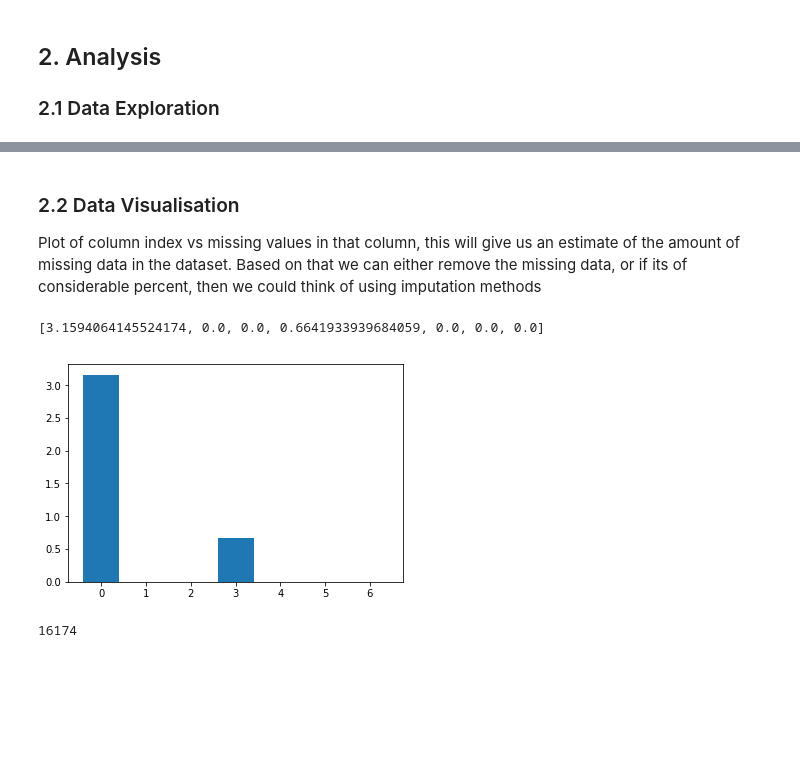
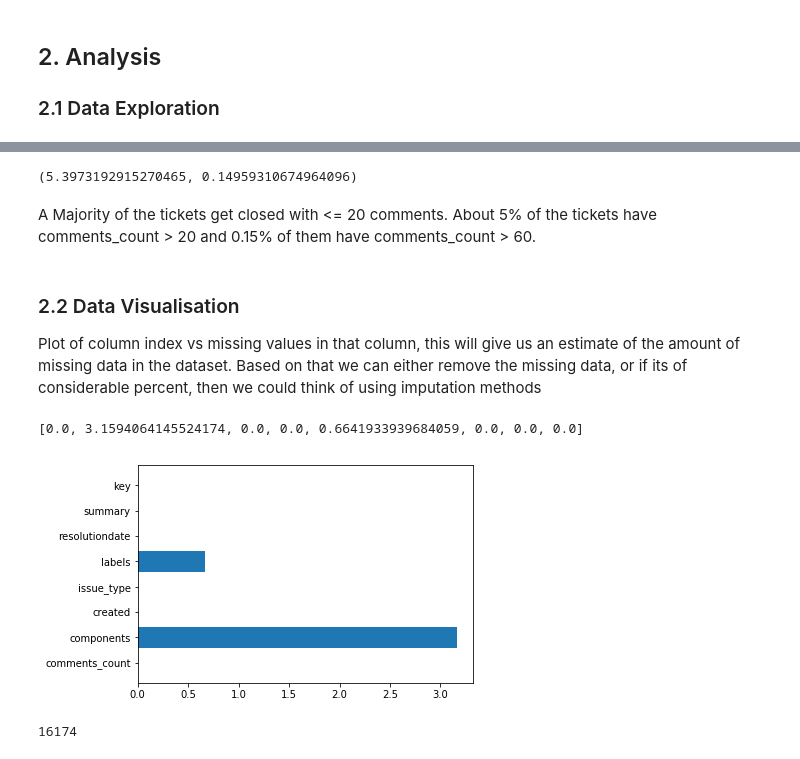
Before and after one commit to basavaraj29/support-tickets-analysis, a Jupyter notebook: jira_data_analysis.ipynb, the cells around one changed output, grey strips where cells are left out. Drawn from its saved outputs; the diff is of its cells as text; code cells hidden in the pictures; blank space fills up the shorter version.

Commit message:
review comments

```diff
--- a/jira_data_analysis.ipynb
+++ b/jira_data_analysis.ipynb
@@ -80,5 +82,5 @@ dtypes: int64(2), object(15)
 memory usage: 1.4+ KB
 # %%
 # drop all columns containing PI data, and other unnecessary data
-df = df.drop(columns=['assignee_email', 'assignee_key', 'assigne_name', 'comments_count', 'creator_email', \
+df = df.drop(columns=['assignee_email', 'assignee_key', 'assigne_name', 'creator_email', \
                    'creator_key', 'creator_name', 'reporter_email', 'reporter_key', 'reporter_name'])
@@ -89,3 +114,9 @@ len(df), df.isna().sum().sum()
+# %%
+len(df[df.comments_count > 20])*100/len(df), len(df[df.comments_count > 60])*100/len(df)
+# %% [output]
+(5.3973192915270465, 0.14959310674964096)
+# %% [markdown]
+A Majority of the tickets get closed with <= 20 comments. About 5% of the tickets have comments_count > 20 and 0.15% of them have comments_count > 60.
 # %% [markdown]
 ### 2.2 Data Visualisation
 
@@ -93,16 +124,16 @@ Plot of column index vs missing values in that column, this will give us an esti
 # %%
 def plot_features_vs_nans(df):
     count = []
     for col in df.columns:
         nan_count = eval("df." + col + ".isna().sum()")
         count.append((nan_count*100)/len(df))
-    plt.bar(np.arange(0, len(df.columns), 1), count)
+    plt.barh(df.columns, count)
     return count
 
 plot_features_vs_nans(df)
 # %% [output]
-[3.1594064145524174, 0.0, 0.0, 0.6641933939684059, 0.0, 0.0, 0.0]
+[0.0, 3.1594064145524174, 0.0, 0.0, 0.6641933939684059, 0.0, 0.0, 0.0]
-[figure, old version]
+[figure, new version]
 # %%
 # since the fraction of cells in each col with missing data is very less, we can drop all rows with nan in any col
 # drop all rows containing nan/null values
```
Also changed, not shown: parts of 14 cells of this notebook, 1 other file.
